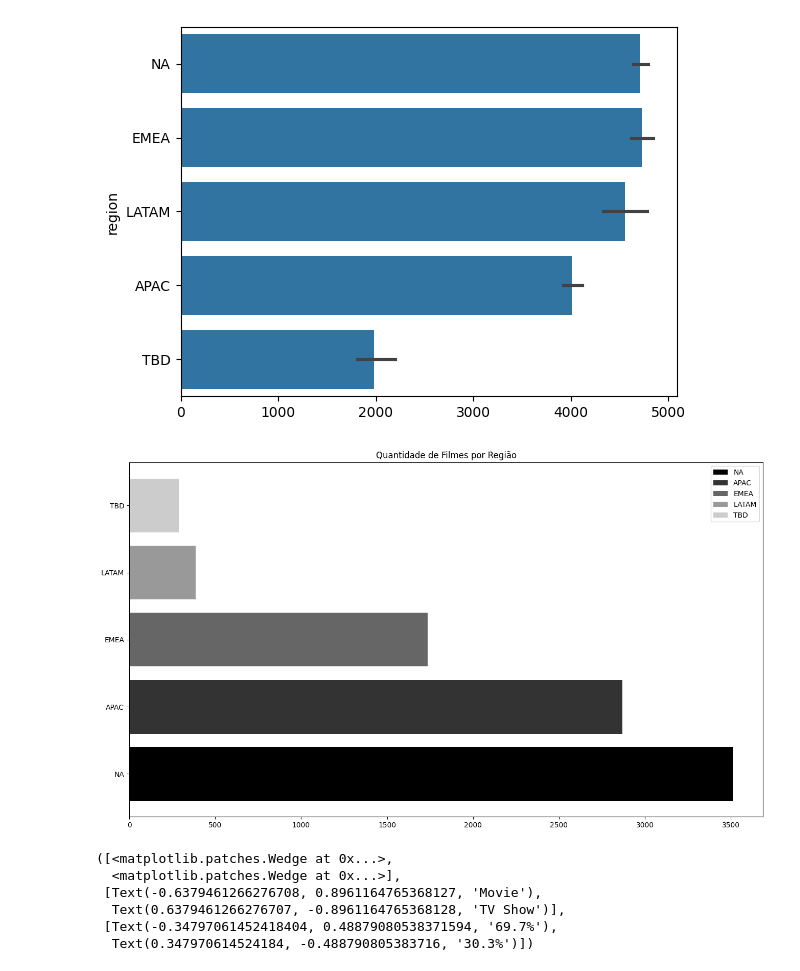
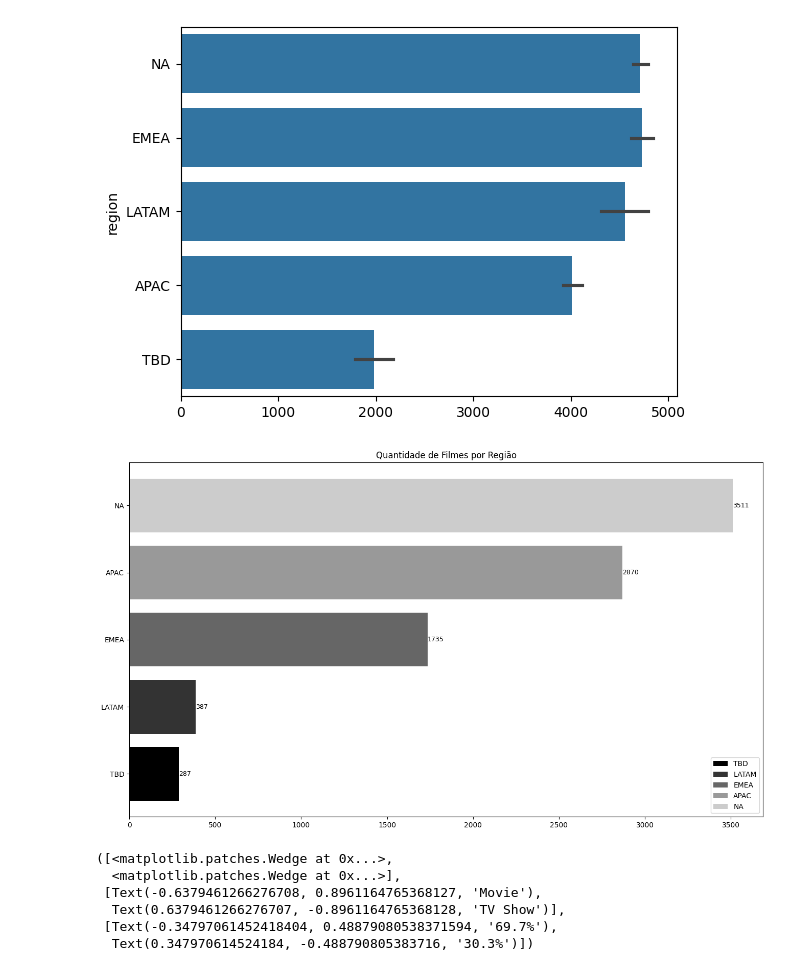
Before and after one commit to NicolasRaphael/Netflix_Analysis_Visualization, a Jupyter notebook: netflix_analysis.ipynb, the cells around one changed output. Drawn from its saved outputs; the diff is of its cells as text; code cells hidden in the pictures.

Commit message:
Ordenando os gráficos de barras em ordem ascendente, e incluindo o rótulo de dados.

```diff
--- a/netflix_analysis.ipynb
+++ b/netflix_analysis.ipynb
@@ -219,27 +219,30 @@ sns.barplot(frame['region'])
 # %%
 # Criando um dataframe com região e o total de filmes para cada uma.
 count = frame['region'].value_counts()
-count_frame = count.reset_index()
+# Colocando o nosso dataframe em ordem ascendente.
+count_frame = count.reset_index().sort_values('count')
+# nome para as colunas.
 count_frame.columns=['region', 'count']
 count_frame
 
 #Criando variaveis para armazenar região e a qtd de filmes para cada uma.
 Region = count_frame['region']
 Qtd = count_frame['count']
 
 # Criando uma lista com diferentes tons de cinza
 colors = [str(i/len(Region)) for i in range(len(Region))]
 
 fig, ax = plt.subplots(figsize=(16,9))
 
 bars = ax.barh(Region, Qtd, color=colors)
 
-#Adicionando um título e legenda
+#Adicionando um título, legenda e rótulo de dados
 ax.set_title('Quantidade de Filmes por Região', loc='center')
 ax.legend(bars, Region)
+ax.bar_label(bars, fontsize=9)
 
 # Plotando o gráfico.
 plt.show()
 # %% [output]
-[figure, old version]
+[figure, new version]
 # %%
```
Also changed, not shown: parts of 2 cells of this notebook.
